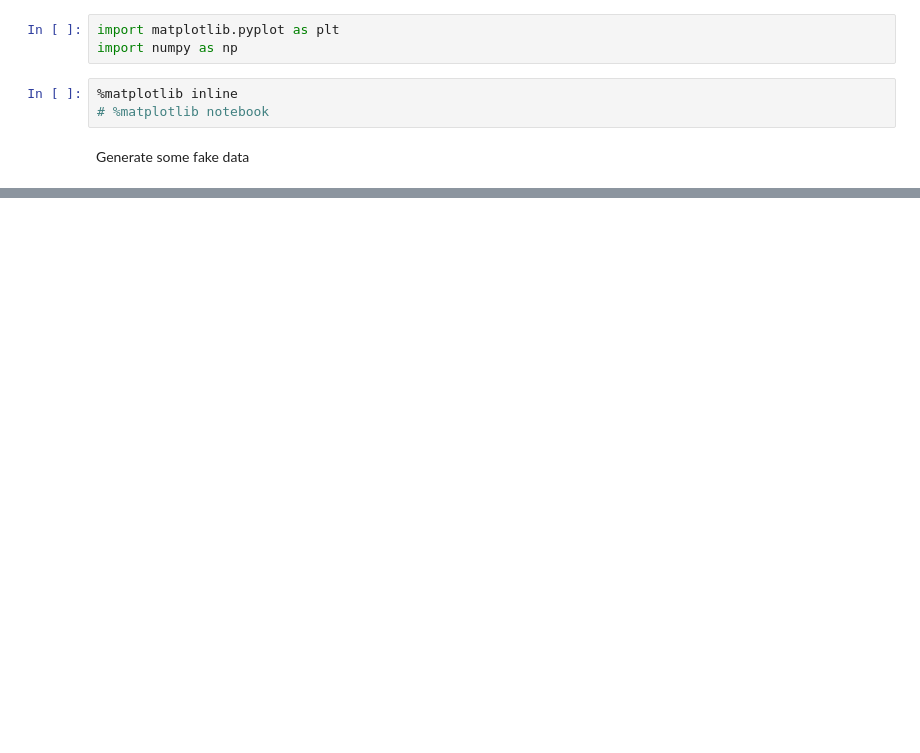
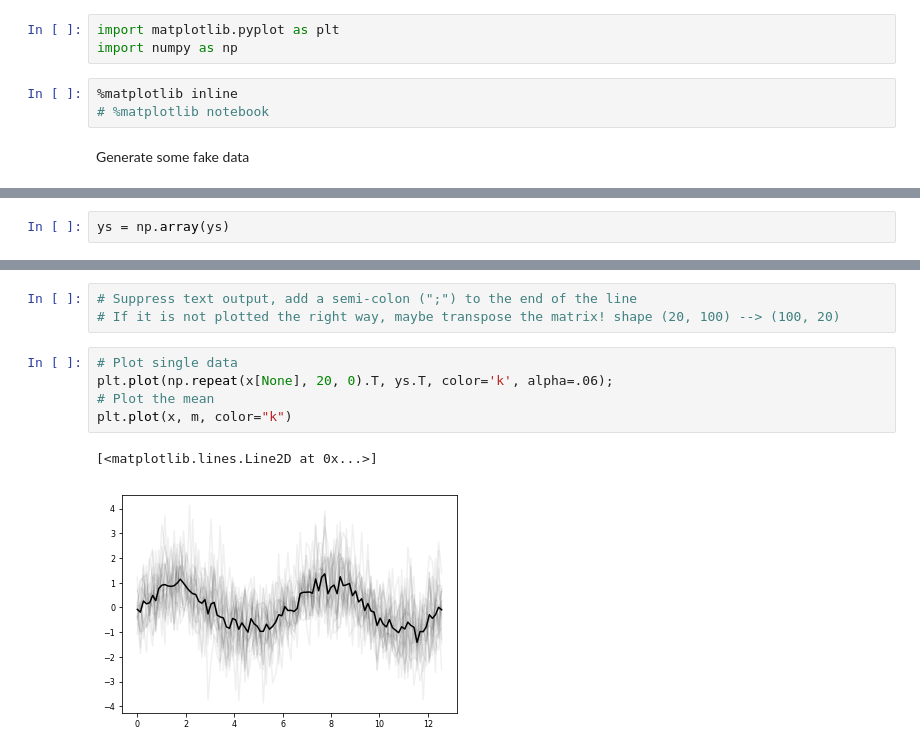
Before and after one commit to anki-xyz/survival2019, a Jupyter notebook: Publication ready figures.ipynb, the cells around one changed output, grey strips where cells are left out. Saved outputs shown, nothing was run; the diff lists cells and outputs as text; blank space fills up the shorter version.

```diff
--- a/Publication ready figures.ipynb
+++ b/Publication ready figures.ipynb
@@ -22,0 +76,2 @@ plt.savefig("plot_image.eps", dpi=300)
+# %%
+ys = np.array(ys)
@@ -22,0 +91,11 @@ plt.savefig("plot_image.eps", dpi=300)
+# %%
+# Suppress text output, add a semi-colon (";") to the end of the line
+# If it is not plotted the right way, maybe transpose the matrix! shape (20, 100) --> (100, 20)
+# %%
+# Plot single data
+plt.plot(np.repeat(x[None], 20, 0).T, ys.T, color='k', alpha=.06);
+# Plot the mean
+plt.plot(x, m, color="k")
+# %% [output]
+[<matplotlib.lines.Line2D at 0x...>]
+[figure, added]
```
Also changed, not shown: parts of 13 cells of this notebook.
